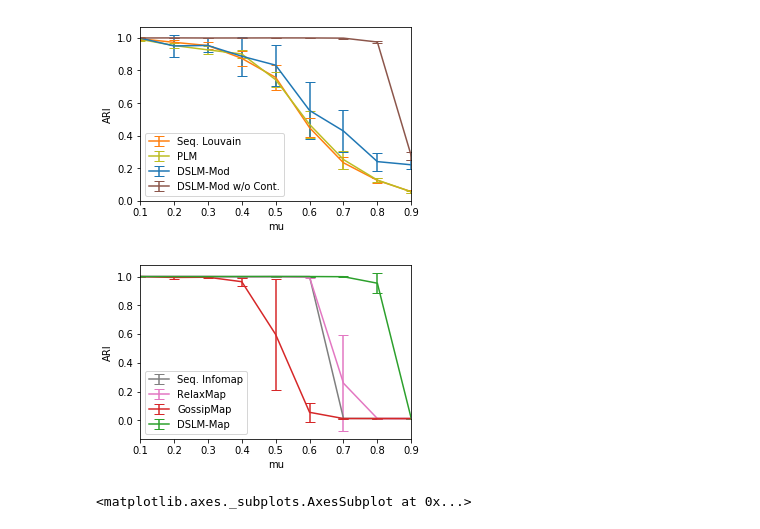
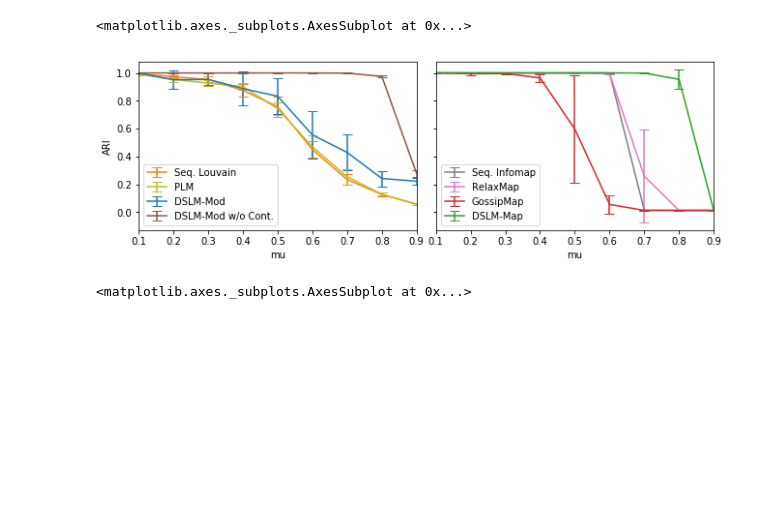
Before and after one commit to kit-algo/distributed_clustering_thrill_evaluation, a Jupyter notebook: notebooks/plot_layouting.ipynb, the cells around one changed output. Saved outputs shown, nothing was run; the diff lists cells and outputs as text; code cells hidden in the pictures; blank space fills up the shorter version.

Commit message:
some more plot layouting and analysis

```diff
--- a/notebooks/plot_layouting.ipynb
+++ b/notebooks/plot_layouting.ipynb
@@ -33,12 +33,13 @@ def read(name):
 # %%
 (df, err) = read("quality_ARI")
 mod_algos = ['Seq. Louvain', 'PLM', 'DSLM-Mod', 'DSLM-Mod w/o Cont.']
 map_algos = ['Seq. Infomap', 'RelaxMap', 'GossipMap', 'DSLM-Map']
-plot_and_save(df[mod_algos], 'quality_ARI_mod', yerr=err[mod_algos], figsize=(4.5, 3), ylabel="ARI", capsize=5, color=['C1', 'C8', 'C0', 'C5'])
-plot_and_save(df[map_algos], 'quality_ARI_map', yerr=err[map_algos], figsize=(4.5, 3), ylabel="ARI", capsize=5, color=['C7', 'C6', 'C3', 'C2'])
+fig, ax = plt.subplots(nrows=1, ncols=2, sharey=True, figsize=(9, 3))
+plot_and_save(df[mod_algos], 'quality_ARI', ax=ax[0], yerr=err[mod_algos], ylabel="ARI", capsize=5, color=['C1', 'C8', 'C0', 'C5'])
+plot_and_save(df[map_algos], 'quality_ARI', ax=ax[1], yerr=err[map_algos], ylabel="ARI", capsize=5, color=['C7', 'C6', 'C3', 'C2'])
 # %% [output]
+<matplotlib.axes._subplots.AxesSubplot at 0x...>
-[figure, old version]
+[figure, new version]
-[figure, removed]
 # %%
 (df, err) = read("weak_scaling_runtime")
 plot_and_save(df, "weak_scaling_runtime", yerr=err, kind='bar', figsize=(4.5, 3), ylabel="Running time [s]", xlabel="# Hosts / Graph size (# million nodes)", xticks=['1/16', '2/32', '4/64', '8/128', '16/256', '32/512'])
```
